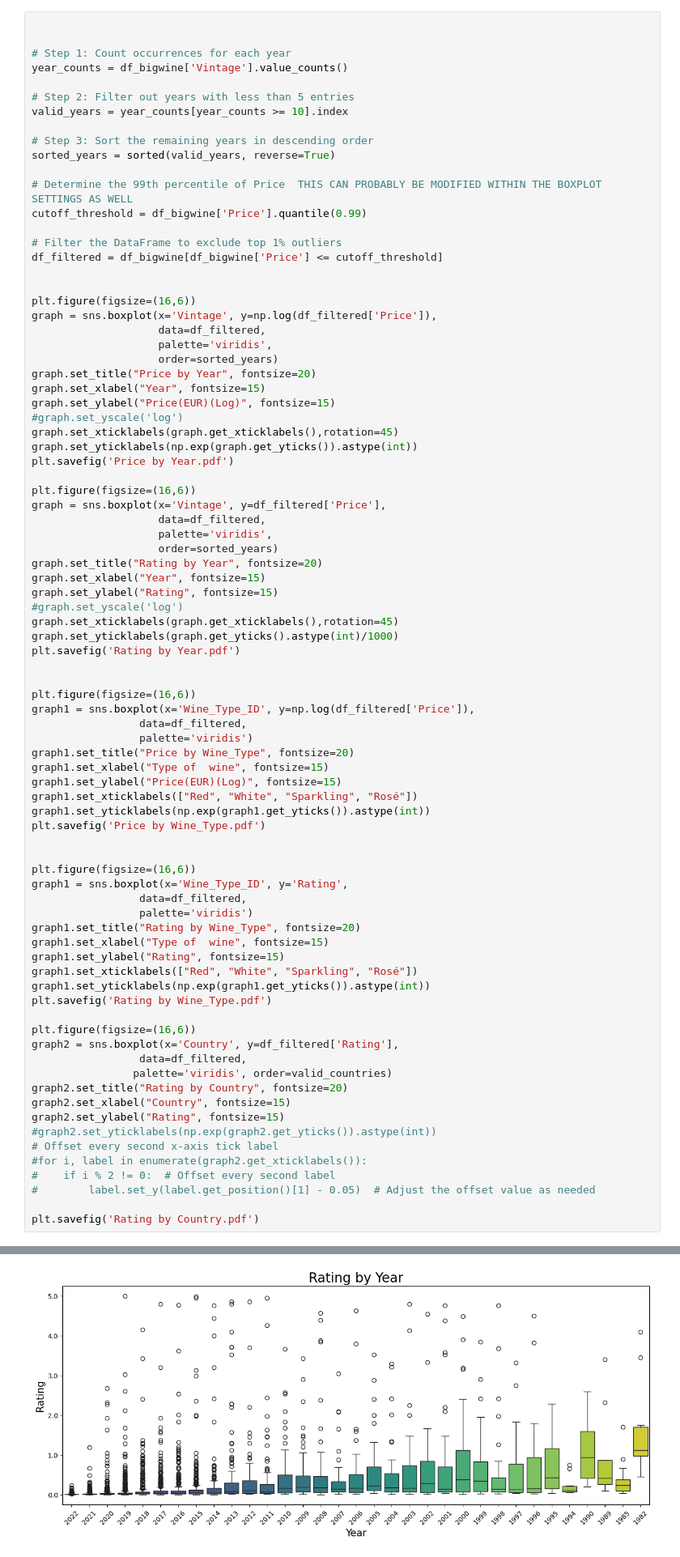
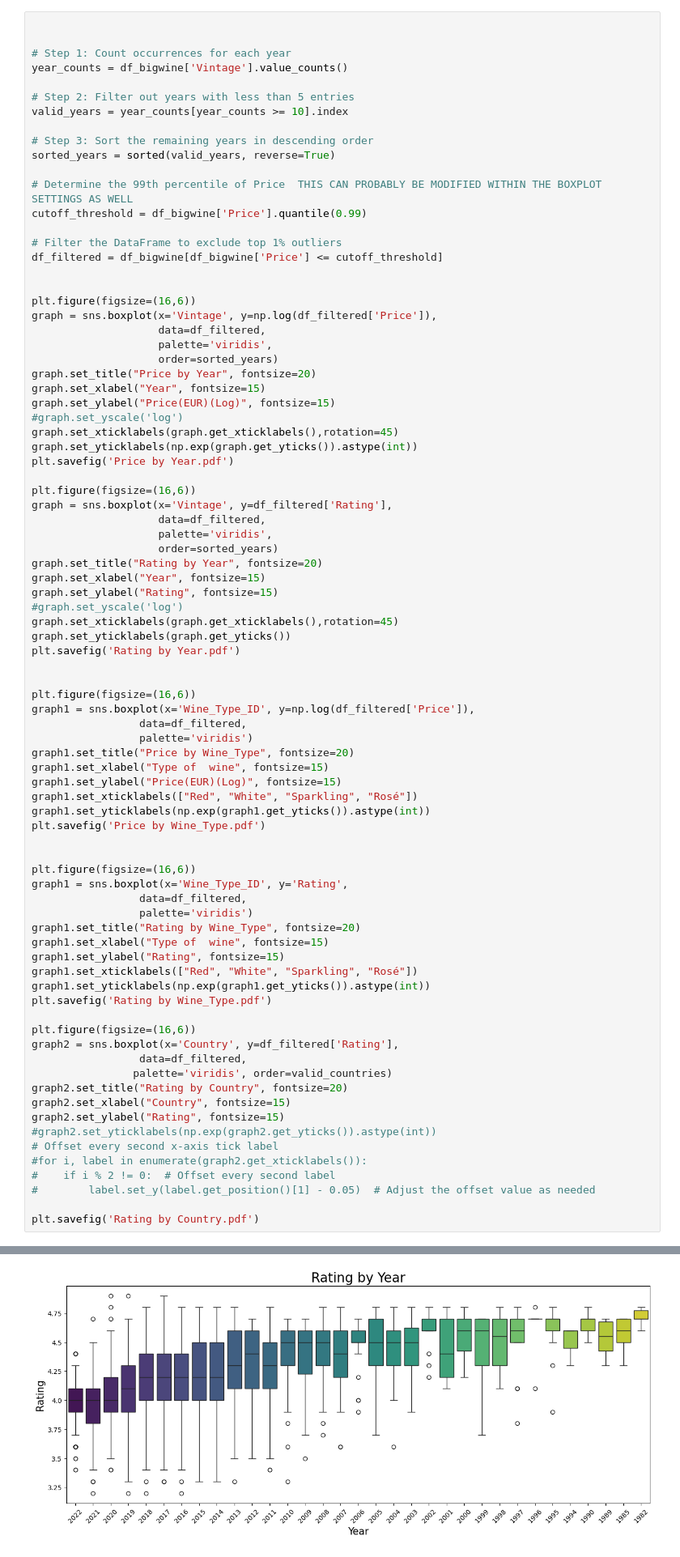
Before and after one commit to trashpanda-ai/In-Vino-Veritas, a Jupyter notebook: drafts/other plots.ipynb, the cells around one changed output, grey strips where cells are left out. Shown at 81% size. Saved outputs shown, nothing was run; the diff lists cells and outputs as text.

```diff
--- a/drafts/other plots.ipynb
+++ b/drafts/other plots.ipynb
@@ -52,7 +52,7 @@ graph.set_yticklabels(np.exp(graph.get_yticks()).astype(int))
 plt.savefig('Price by Year.pdf')
 
 plt.figure(figsize=(16,6))
-graph = sns.boxplot(x='Vintage', y=df_filtered['Price'],
+graph = sns.boxplot(x='Vintage', y=df_filtered['Rating'],
                     data=df_filtered,
                     palette='viridis',
                     order=sorted_years)
@@ -61,7 +61,7 @@ graph.set_xlabel("Year", fontsize=15)
 graph.set_ylabel("Rating", fontsize=15)
 #graph.set_yscale('log')
 graph.set_xticklabels(graph.get_xticklabels(),rotation=45)
-graph.set_yticklabels(graph.get_yticks().astype(int)/1000)
+graph.set_yticklabels(graph.get_yticks())
 plt.savefig('Rating by Year.pdf')
 
 
@@ -113,17 +113,17 @@ Passing `palette` without assigning `hue` is deprecated and will be removed in v
 
 Passing `palette` without assigning `hue` is deprecated and will be removed in v0.14.0. Assign the `x` variable to `hue` and set `legend=False` for the same effect.
 
   graph1 = sns.boxplot(x='Wine_Type_ID', y=np.log(df_filtered['Price']),
 
 Passing `palette` without assigning `hue` is deprecated and will be removed in v0.14.0. Assign the `x` variable to `hue` and set `legend=False` for the same effect.
 
   graph1 = sns.boxplot(x='Wine_Type_ID', y='Rating',
 
 Passing `palette` without assigning `hue` is deprecated and will be removed in v0.14.0. Assign the `x` variable to `hue` and set `legend=False` for the same effect.
 
   graph2 = sns.boxplot(x='Country', y=df_filtered['Rating'],
 [figure]
-[figure, old version]
+[figure, new version]
 [figure]
 [figure]
 [figure]
```
Also changed, not shown: parts of 1 cell of this notebook, 7 other files.
